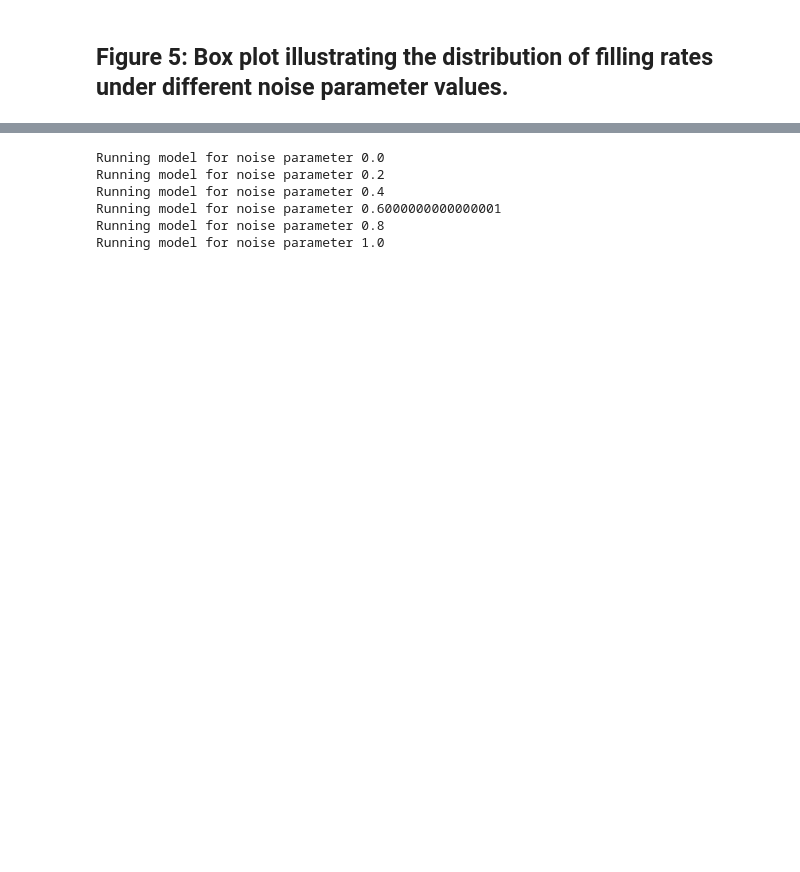
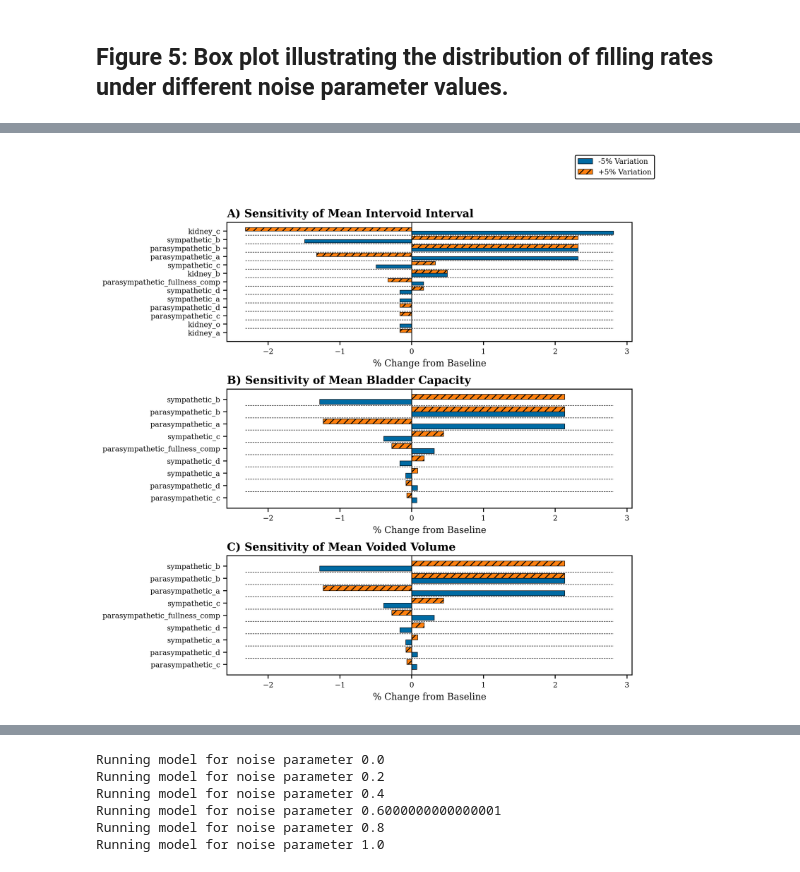
Before and after one commit to MoveR-Digital-Health-and-Care-Hub/lower-urinary-tract-sim, a Jupyter notebook: paper_figures/figures.ipynb, the cells around one changed output, grey strips where cells are left out. Cells and saved outputs as stored; diff of their text form; code cells hidden in the pictures; blank space fills up the shorter version.

```diff
--- a/paper_figures/figures.ipynb
+++ b/paper_figures/figures.ipynb
@@ -513,0 +639,95 @@ Running model for noise parameter 1
+# %%
+baseline_row = results_df[results_df['parameter'] == 'baseline'].iloc[0]
+perturbations_df = results_df[results_df['parameter'] != 'baseline'].copy()
+
+# Define the metrics to process
+metrics_to_process = [
+    'mean_intervoid_interval_hrs',
+    'mean_peak_capacity_ml',
+    'mean_voided_volume_ml'
+]
+
+# Create a copy to store the percentage change results
+sensitivity_df = perturbations_df[['parameter', 'variation_pct']].copy()
+
+# Calculate the percentage change from the baseline for each metric
+for metric in metrics_to_process:
+    baseline_value = baseline_row[metric]
+    if baseline_value != 0:
+        sensitivity_df[f'pct_change_{metric}'] = ((perturbations_df[metric] - baseline_value) / baseline_value) * 100
+    else:
+        sensitivity_df[f'pct_change_{metric}'] = 0.0
+
+SENSITIVITY_THRESHOLD = 0.005
+
+metric_to_filter_by = 'pct_change_mean_intervoid_interval_hrs'
+
+# Pivot the table to make filtering easier
+pivot_df_for_filtering = sensitivity_df.pivot_table(
+    index='parameter',
+    columns='variation_pct',
+    values=metric_to_filter_by
+)
+fig, axes = plt.subplots(3, 1, figsize=(8, 9), sharey=False, sharex=True, gridspec_kw={'hspace': 0.4})
+for ax in axes:
+    ax.tick_params(axis='x', which='both', labelbottom=True) # Ensure x labels are visible
+
+
+metric_cols = {
+    'pct_change_mean_intervoid_interval_hrs': 'A) Sensitivity of Mean Intervoid Interval',
+    'pct_change_mean_peak_capacity_ml': 'B) Sensitivity of Mean Bladder Capacity',
+    'pct_change_mean_voided_volume_ml': 'C) Sensitivity of Mean Voided Volume'
+}
+
+global_axlims_l = min(sensitivity_df[metric_cols.keys()].min().min(), 0)
+global_axlims_r = max(sensitivity_df[metric_cols.keys()].max().max(), 0)
+
+# --- Loop through each metric to create a plot ---
+for i, (metric_col, title) in enumerate(metric_cols.items()):
+    ax = axes[i]
+
+    pivot_data = sensitivity_df.pivot_table(
+        index='parameter',
+        columns='variation_pct',
+        values=metric_col
+    )
+
+    is_insensitive = (pivot_data[-5.0].abs() < SENSITIVITY_THRESHOLD) & \
+                     (pivot_data[5.0].abs() < SENSITIVITY_THRESHOLD)
+
+    filtered_pivot_data = pivot_data[~is_insensitive]
+
+    filtered_pivot_data['max_abs_change'] = filtered_pivot_data.abs().max(axis=1)
+    sorted_pivot_data = filtered_pivot_data.sort_values(by='max_abs_change', ascending=True)
+
+    if not sorted_pivot_data.empty:
+        y_pos = np.arange(len(sorted_pivot_data.index))
+        bar_height = 0.4
+
+        # Plot the bars for +5% and -5% variations - match colors to the previous plots
+        ax.barh(y_pos - bar_height/2, sorted_pivot_data[-5.0], height=bar_height, label='-5% Variation', color=dayColor, edgecolor='black', linewidth=0.5)
+        ax.barh(y_pos + bar_height/2, sorted_pivot_data[5.0], height=bar_height, label='+5% Variation', color=nightColor, hatch='///', edgecolor=hatchColor, linewidth=0.5)
+
+        ax.set_yticks(y_pos)
+        ax.set_yticklabels(sorted_pivot_data.index)
+        separator_positions = y_pos[:-1] + 0.5
+        #ax.hlines(separator_positions, xmin=ax.get_xlim()[0], xmax=ax.get_xlim()[1], colors='black', linestyles='--', linewidth=0.5)
+        ax.hlines(separator_positions, xmin=global_axlims_l, xmax=global_axlims_r, colors='black', linestyles='--', linewidth=0.5)
+
+
+    # Formatting
+    ax.set_title(title, loc='left', fontsize=12, fontweight='bold')
+    ax.set_xlabel('% Change from Baseline')
+    ax.axvline(x=0, color='black', linewidth=0.8)
+    #ax.grid(axis='x', linestyle='--', alpha=0.6, zorder=0)
+
+handles, labels = axes[0].get_legend_handles_labels()
+fig.legend(handles, labels, loc='upper right', bbox_to_anchor=(0.95, 1))
+
+plt.tight_layout(rect=[0, 0, 1, 0.96]) # Adjust rect to prevent title overlap
+fig.subplots_adjust(hspace=0.5) # Increase vertical space between subplots
+plt.show()
+# Export fig to eps and png
+fig.savefig('Figure6.png', dpi=300, bbox_inches='tight')
+# %% [output]
+[figure, added]
```
Also changed, not shown: parts of 14 cells of this notebook, 8 other files.
